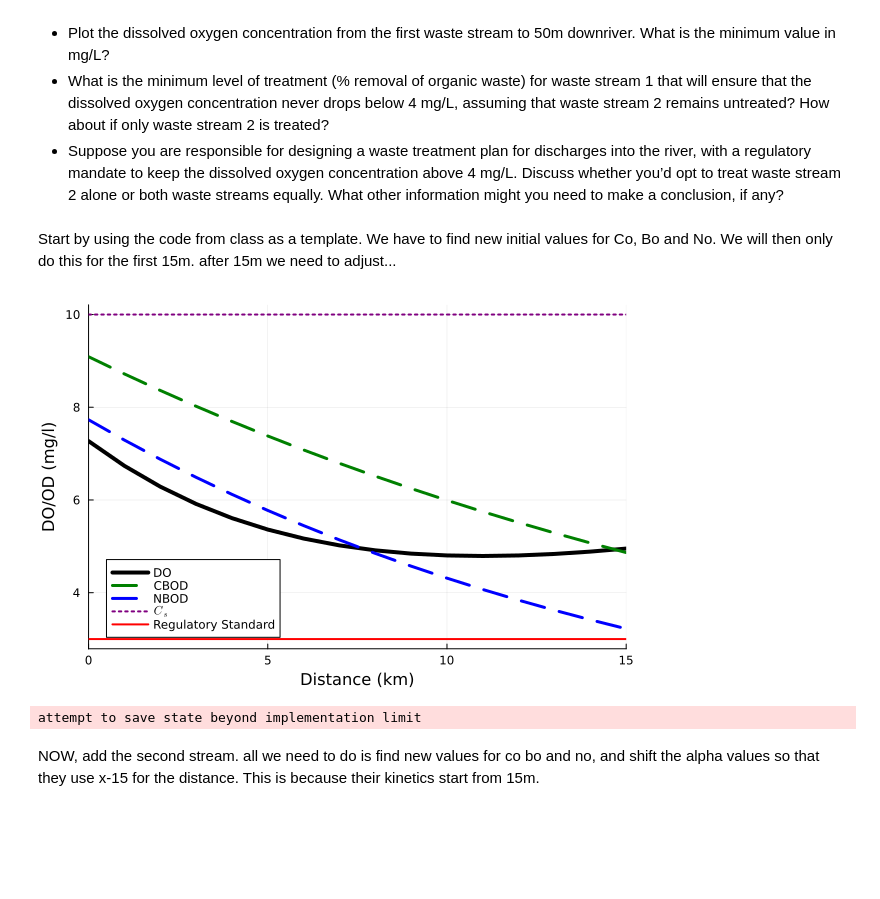
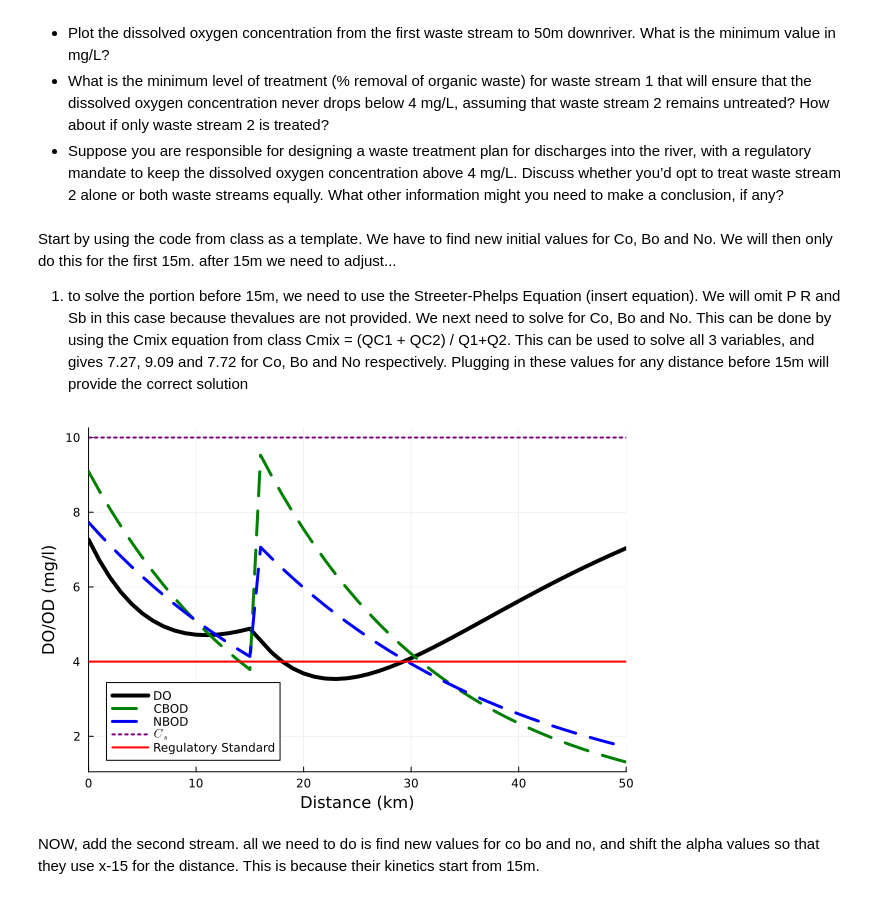
Before and after one commit to BEE4750-FA24/hw3-hutchs-team, a Jupyter notebook: hw03.ipynb, the cells around one changed output. Cells and saved outputs as stored; diff of their text form; code cells hidden in the pictures; blank space fills up the shorter version.

```diff
--- a/hw03.ipynb
+++ b/hw03.ipynb
@@ -81,58 +79,74 @@ Table 1: River inflow and waste stream characteristics for Problem 1.
     What other information might you need to make a conclusion, if any?
 # %% [markdown]
 Start by using the code from class as a template. We have to find new initial values for Co, Bo and No. We will then only do this for the first 15m. after 15m we need to adjust...
+
+1. to solve the portion before 15m, we need to use the Streeter-Phelps Equation (insert equation). We will omit P R and Sb in this case because thevalues are not provided. We next need to solve for Co, Bo and No. This can be done by using the Cmix equation from class Cmix = (QC1 + QC2) / Q1+Q2. This can be used to solve all 3 variables, and gives 7.27, 9.09 and 7.72 for Co, Bo and No respectively. Plugging in these values for any distance before 15m will provide the correct solution
 # %%
 function do_simulate(x, C0, B0, N0, ka, kn, kc, Cs, U)
-    B = B0 * exp(-kc * x / U)
-    N = N0 * exp(-kn * x / U)
-    α1 = exp(-ka * x / U)
-    α2 = (kc/(ka-kc)) * (exp.(-kc * x / U) - exp(-ka * x / U))
-    α3 = (kn/(ka-kn)) * (exp(-kn * x / U) - exp(-ka * x / U))
-    C = Cs * (1 - α1) + (C0 * α1) - (B0 * α2) - (N0 * α3)
+    # set river properties
+    ka = 0.55
+    kc = 0.35
+    kn = 0.25
+
+    Cs = 10
+    U = 6
+    #change the 'initial' properties based on position
+        if x<=15
+            #solved on paper
+            C0 = 7.27
+            B0 = 9.09
+            N0 = 7.73
+            B = B0 * exp(-kc * x / U)
+            N = N0 * exp(-kn * x / U)
+            α1 = exp(-ka * x / U)
+            α2 = (kc/(ka-kc)) * (exp.(-kc * x / U) - exp(-ka * x / U))
+            α3 = (kn/(ka-kn)) * (exp(-kn * x / U) - exp(-ka * x / U))
+            C = Cs * (1 - α1) + (C0 * α1) - (B0 * α2) - (N0 * α3)
+        else #after the second input
+            #solved on paper
+            C0 = 4.96
+            B0 = 10.10
+            N0 = 7.365
+
+            B = B0 * exp(-kc * (x-15) / U)
+            N = N0 * exp(-kn * (x-15) / U)
+            #we can get rid of B and N later, we really only need C
+            α1 = exp(-ka * (x-15) / U)
+            α2 = (kc/(ka-kc)) * (exp.(-kc * (x-15) / U) - exp(-ka * (x-15) / U))
+            α3 = (kn/(ka-kn)) * (exp(-kn * (x-15) / U) - exp(-ka * (x-15) / U))
+            C = Cs * (1 - α1) + (C0 * α1) - (B0 * α2) - (N0 * α3)
+        end
+
+
     return (C, B, N)
 end
 
-# set river properties
-#ka is reaeration
-ka = 0.55
-kc = 0.35
-kn = 0.25
-
-#solved on paper
-C0 = 7.27
-B0 = 9.09
-N0 = 7.73
-
-#Cs is
-Cs = 10
-U = 6
-
-#only 15m
-x = 0:15
+#Now we can run through all x
+x = 0:50
 
 # evaluate model over all x's
 # this uses broadcasting
 do_out = (y -> do_simulate(y, C0, B0, N0, ka, kc, kn, Cs, U)).(x)
 # unpack outputs into individual arrays for C, B, and N
 # this uses comprehensions to pull out the relevant components
 #of the tuples that our function outputs
 C = [d[1] for d in do_out]
 B = [d[2] for d in do_out]
 N = [d[3] for d in do_out]
 
 # plot outputs
 p1 = plot(; ylabel="DO/OD (mg/l)", xlabel="Distance (km)")
 plot!(p1, x, C, color=:black, linewidth=4, label="DO")
 plot!(p1, x, B, color=:green, label="CBOD", linestyle=:dash, linewidth=3)
 plot!(p1, x, N, color=:blue, label="NBOD", linestyle=:dash, linewidth=3)
 # plot Cs, which is a constant value
 plot!(p1, x, Cs * ones(length(x)), color=:purple, label=L"C_s", linestyle=:dot, linewidth=2)
 
-hline!([3], color=:red, linewidth=2, label="Regulatory Standard")
-xaxis!((0, 15))
+#change regulatory standard to 4
+hline!([4], color=:red, linewidth=2, label="Regulatory Standard")
+xaxis!((0, 50))
 # %% [output]
-[figure, old version]
+[figure, new version]
-attempt to save state beyond implementation limit
 # %% [markdown]
 NOW, add the second stream. all we need to do is find new values for co bo and no, and shift the alpha values so that they use x-15 for the distance. This is because their kinetics start from 15m.
 # %% [markdown]
```
Also changed, not shown: parts of 6 cells of this notebook.
